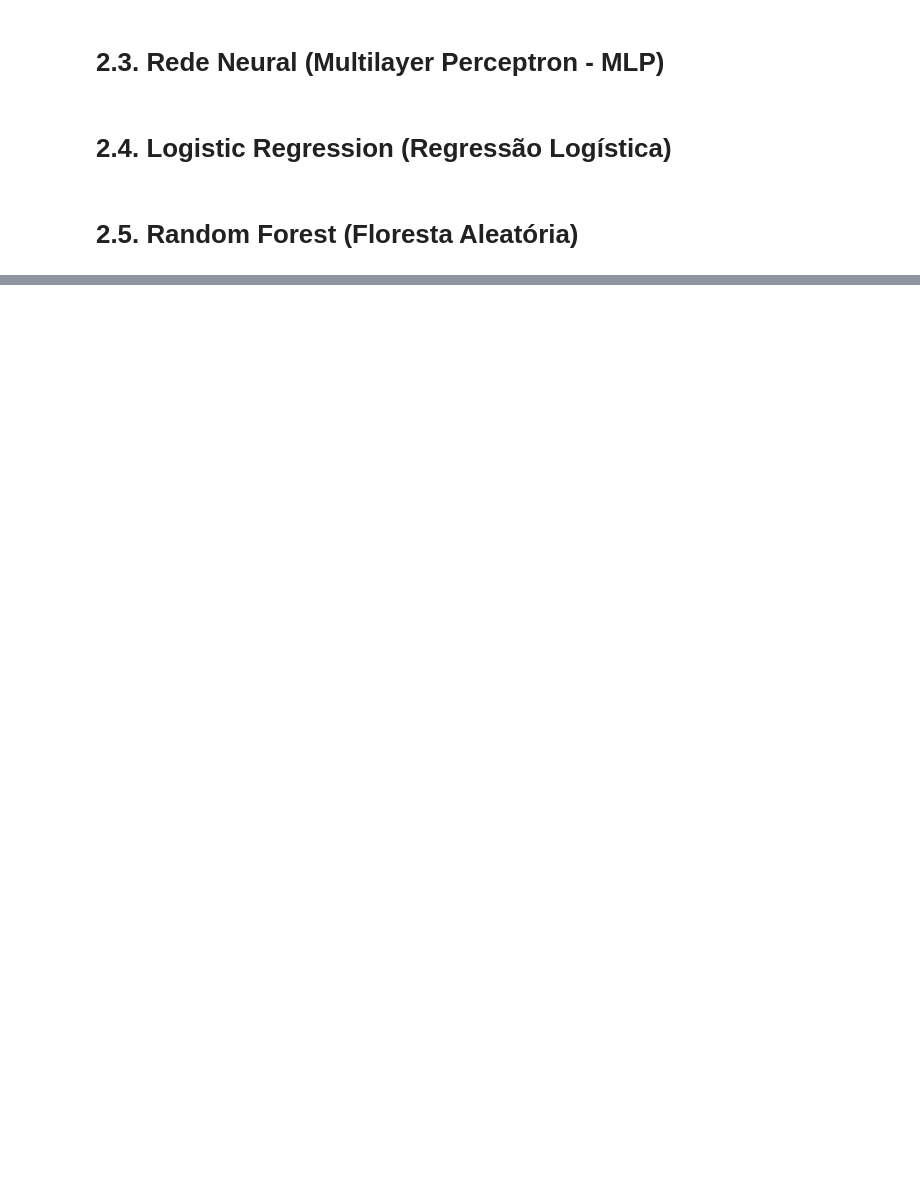
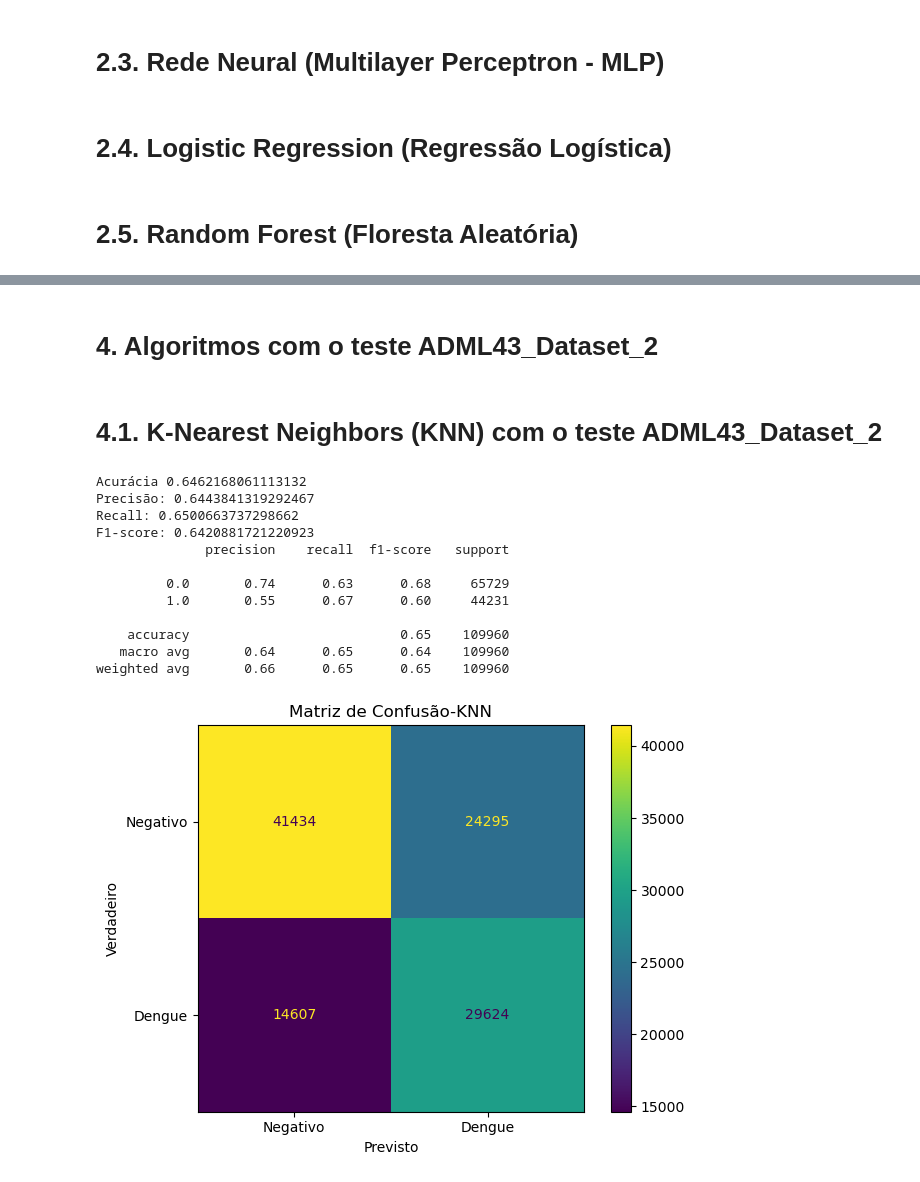
Before and after one commit to filipefreitas011/accsadml43-grupo2-etapaA, a Jupyter notebook: ADML43_Dataset_treino.ipynb, the cells around one changed output, grey strips where cells are left out. Drawn from its saved outputs; the diff is of its cells as text; code cells hidden in the pictures; blank space fills up the shorter version.

```diff
--- a/ADML43_Dataset_treino.ipynb
+++ b/ADML43_Dataset_treino.ipynb
@@ -121,0 +185,69 @@ weighted avg       0.36      0.60      0.45    109960
+# %%
+# Inclui colunas que faltam no conjunto de teste com valor NaN
+for coluna in X_train2.columns:
+    if coluna not in X_teste2.columns:
+        X_teste2[coluna] = np.nan
+# %%
+# Remove colunas que não estão na base de treino do conjunto de teste ADML43_Dataset_2
+X_teste2 = X_teste2[X_train2.columns]
+# %%
+# Prenche valores nulos no conjunto de teste ADML43_Dataset_2
+
+imputer2 = SimpleImputer(strategy='mean')
+imputer2.fit(X_train2)
+
+X_teste2 = pd.DataFrame(imputer2.transform(X_teste2), columns=X_teste2.columns)
+# %% [markdown]
+# 4. Algoritmos com o teste ADML43_Dataset_2
+# %% [markdown]
+# 4.1. K-Nearest Neighbors (KNN) com o teste ADML43_Dataset_2
+# %%
+#carrega o modelo KNN treinado
+knn2 = joblib.load('knn_model.pkl')
+
+
+# Faz previsões no conjunto de teste ADML43_Dataset_2
+knn_pred2 = knn2.predict(X_teste2)
+
+# Avaliação do modelo KNN
+acurácia_knn2 = accuracy_score(y_teste2, knn_pred2)
+p_knn2 = precision_score(y_teste2, knn_pred2, average='macro', zero_division=0)
+r_knn2 = recall_score(y_teste2, knn_pred2, average='macro')
+f1_knn2 = f1_score(y_teste2, knn_pred2, average='macro', zero_division=0)
+
+print("Acurácia", acurácia_knn2)
+print("Precisão:", p_knn2)
+print("Recall:", r_knn2)
+print("F1-score:", f1_knn2)
+
+# Calcula a matriz de confusão KNN
+cmKNN2 = confusion_matrix(y_teste2, knn_pred2)
+
+# Define rótulos para os eixos
+labels = ['Negativo', 'Dengue']
+
+ConfusionMatrixDisplay(cmKNN2, display_labels=labels).plot(values_format='d')
+plt.grid(False)
+
+# Adiciona eixos e title
+plt.xlabel("Previsto")
+plt.ylabel("Verdadeiro")
+plt.title("Matriz de Confusão-KNN")
+plt.tight_layout()
+
+# Printando as métricas de precision, recall e f1-score
+print(classification_report(y_teste2, knn_pred2))
+# %% [output]
+Acurácia 0.6462168061113132
+Precisão: 0.6443841319292467
+Recall: 0.6500663737298662
+F1-score: 0.6420881721220923
+              precision    recall  f1-score   support
+
+         0.0       0.74      0.63      0.68     65729
+         1.0       0.55      0.67      0.60     44231
+
+    accuracy                           0.65    109960
+   macro avg       0.64      0.65      0.64    109960
+weighted avg       0.66      0.65      0.65    109960
+[figure, added]
```
Also changed, not shown: parts of 7 cells of this notebook, 1 other file.
